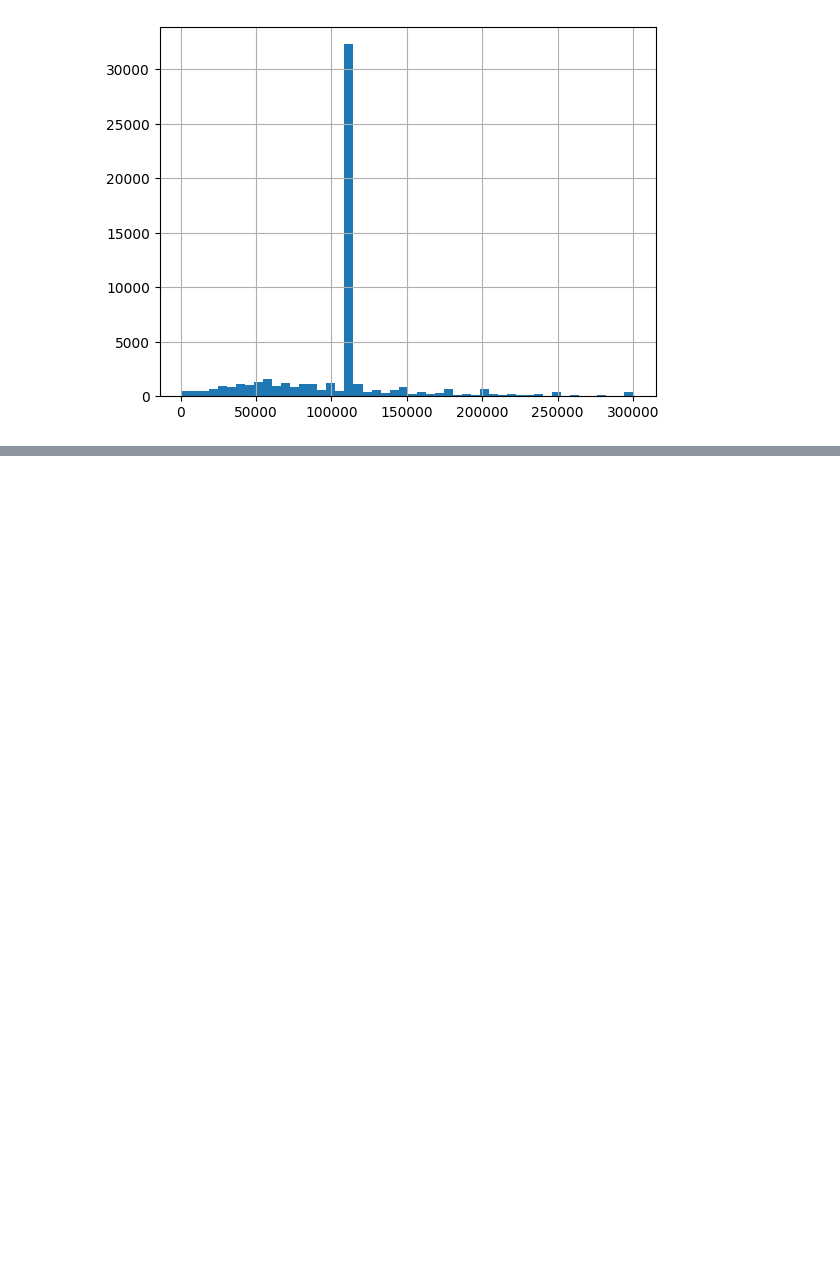
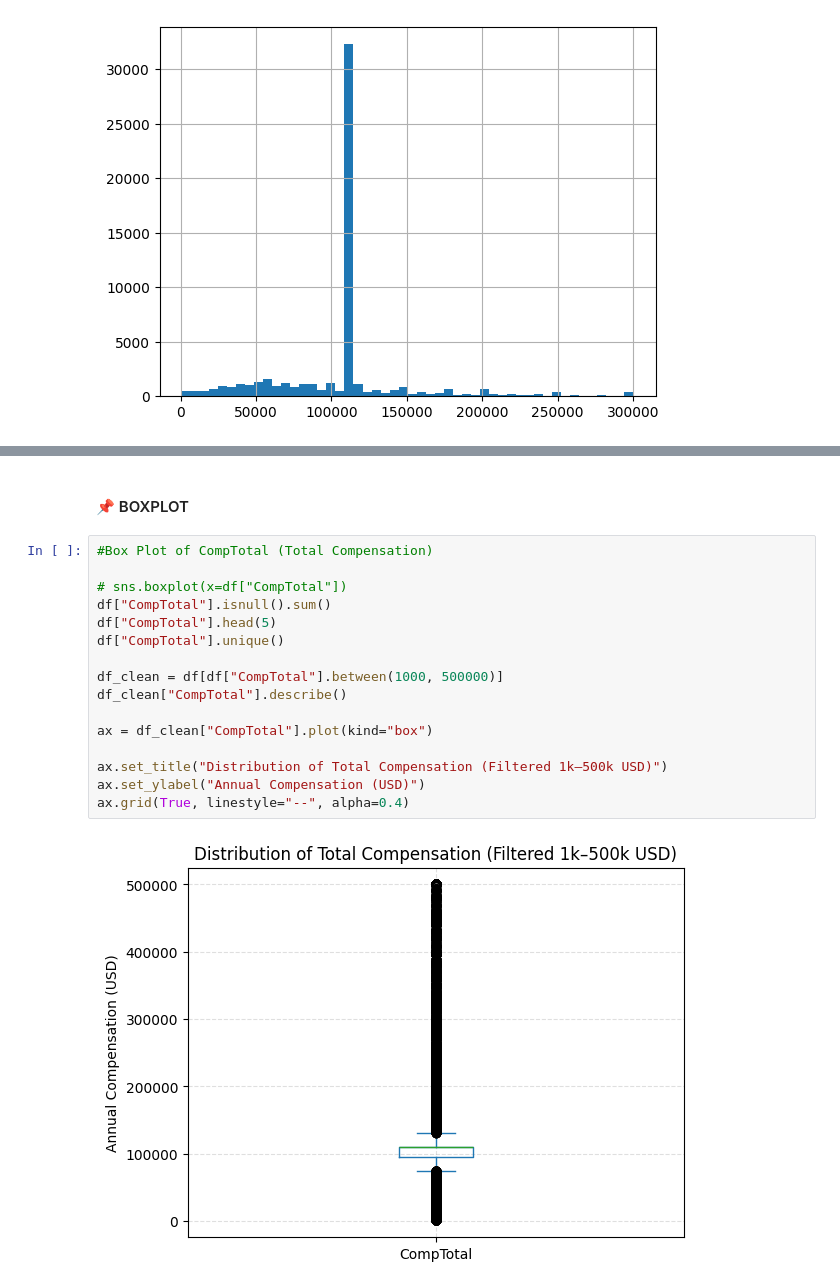
Before and after one commit to dev-evelin/ibm-data-analyst-capstone, a Jupyter notebook: notebooks/04_Data_Visualization.ipynb, the cells around one changed output, grey strips where cells are left out. Cells and saved outputs as stored; diff of their text form; blank space fills up the shorter version.

```diff
--- a/notebooks/04_Data_Visualization.ipynb
+++ b/notebooks/04_Data_Visualization.ipynb
@@ -516,0 +507,20 @@ pd.Series(job_sat_by_exp).plot(kind="bar")
+# %% [markdown]
+ #### 📌 BOXPLOT
+# %%
+#Box Plot of CompTotal (Total Compensation)
+
+# sns.boxplot(x=df["CompTotal"])
+df["CompTotal"].isnull().sum()
+df["CompTotal"].head(5)
+df["CompTotal"].unique()
+
+df_clean = df[df["CompTotal"].between(1000, 500000)]
+df_clean["CompTotal"].describe()
+
+ax = df_clean["CompTotal"].plot(kind="box")
+
+ax.set_title("Distribution of Total Compensation (Filtered 1k–500k USD)")
+ax.set_ylabel("Annual Compensation (USD)")
+ax.grid(True, linestyle="--", alpha=0.4)
+# %% [output]
+[figure, added]
```
Also changed, not shown: parts of 8 cells of this notebook.
